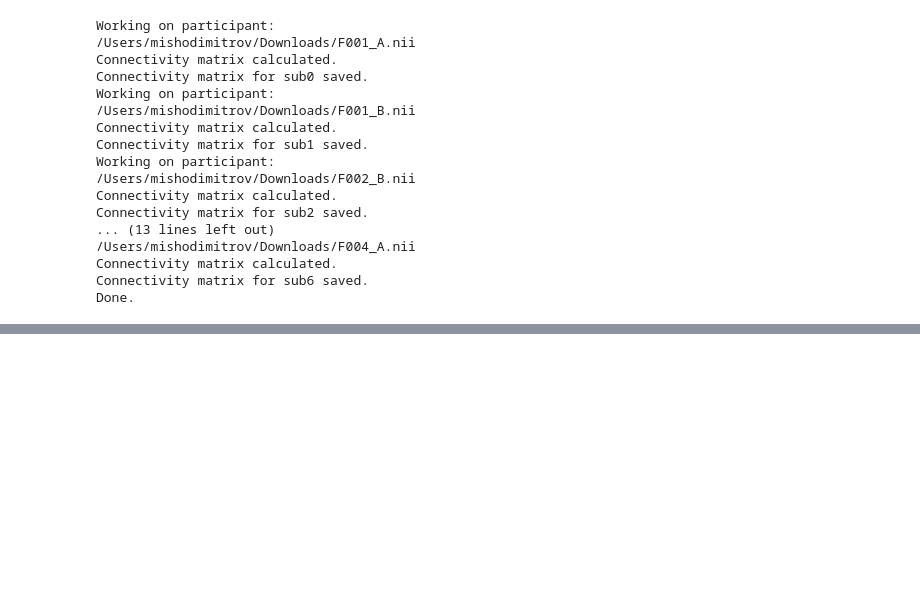
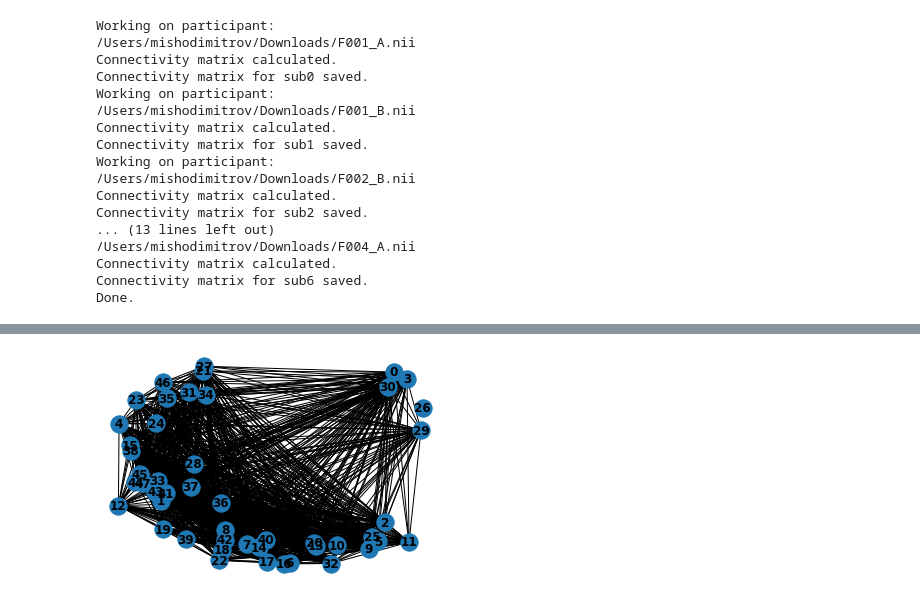
Before and after one commit to misho-dimitrov/ARB, a Jupyter notebook: ARB.ipynb, the cells around one changed output, grey strips where cells are left out. Cells and saved outputs as stored; diff of their text form; code cells hidden in the pictures; blank space fills up the shorter version.

Commit message:
started figuring out networkx

```diff
--- a/ARB.ipynb
+++ b/ARB.ipynb
@@ -204,0 +250,6 @@ plotting.view_connectome(correlation_matrix, edge_threshold=0.2,
+# %%
+# https://networkx.org/documentation/stable/tutorial.html#drawing-graphs
+plt.subplot(111)
+nx.draw(D, with_labels=True, font_weight='bold')
+# %% [output]
+[figure, added]
```
Also changed, not shown: parts of 11 cells of this notebook.
